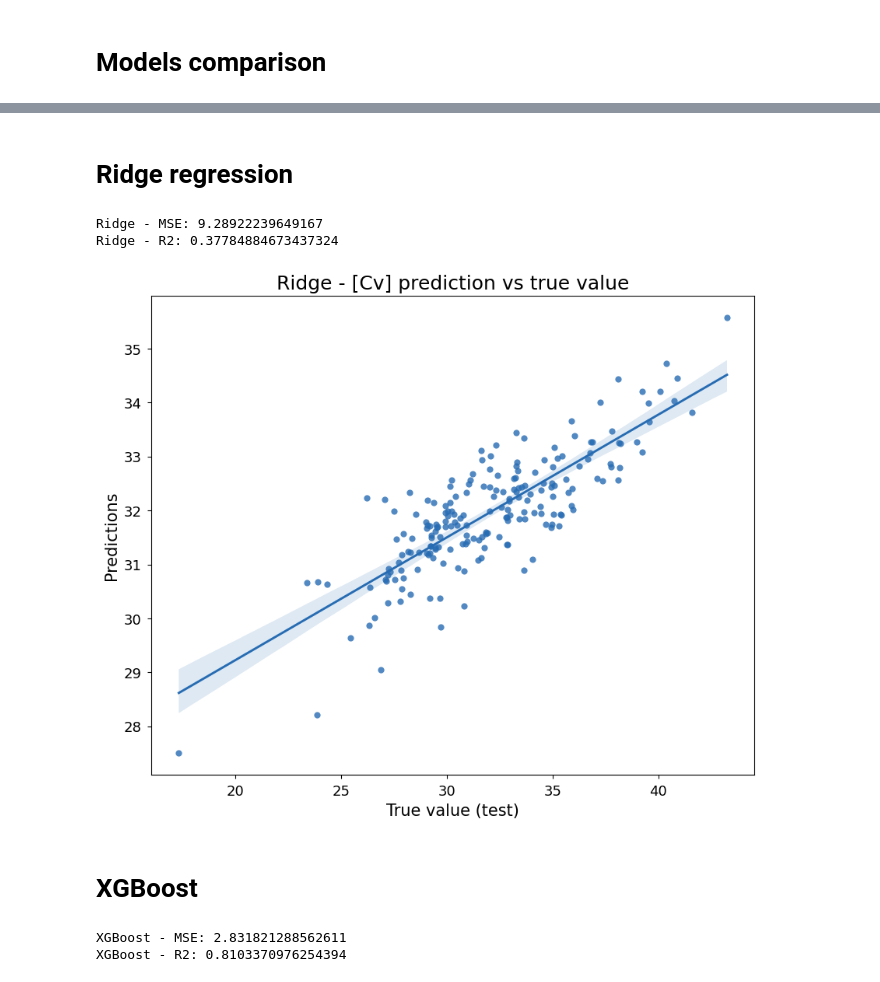
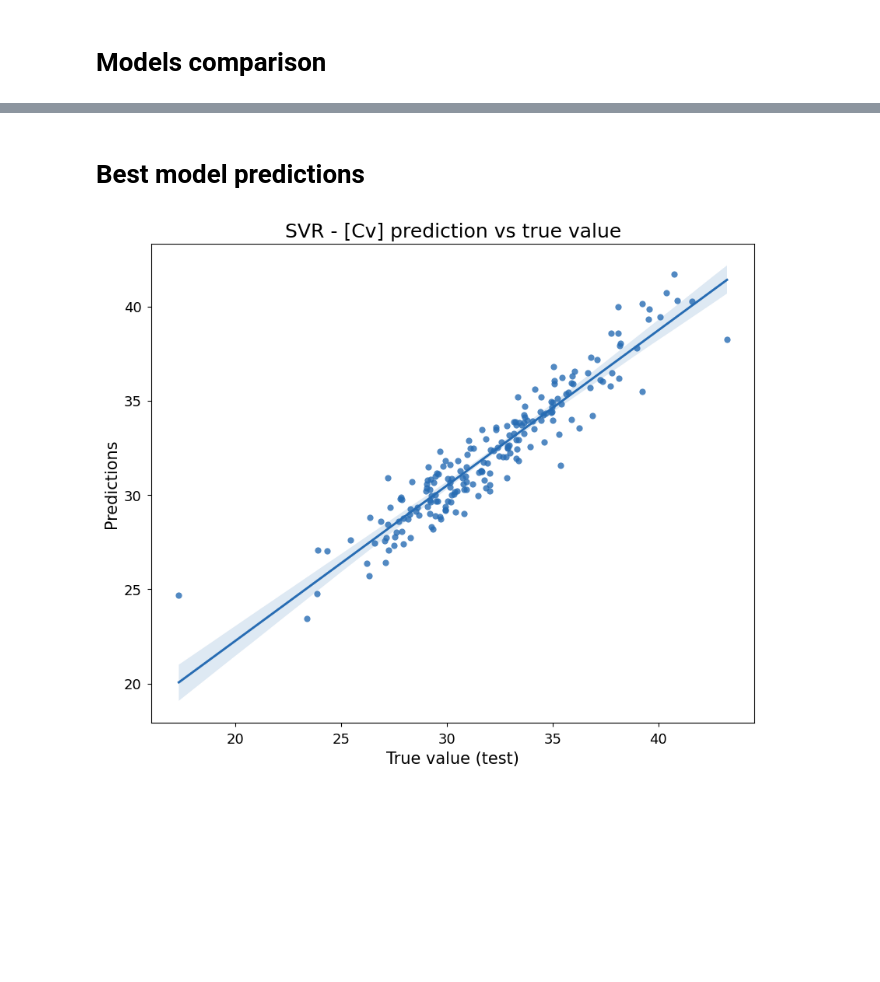
Before and after one commit to petkokp/QM9, a Jupyter notebook: QM9.ipynb, the cells around one changed output, grey strips where cells are left out. Cells and saved outputs as stored; diff of their text form; code cells hidden in the pictures; blank space fills up the shorter version.

```diff
--- a/QM9.ipynb
+++ b/QM9.ipynb
@@ -437,4 +450,4 @@ def regression_model_comparison(df, target):
 # %%
-regression_model_comparison(df_merged, target=target)
+best_model, X_test, y_test = regression_model_comparison(df_merged, target=target)
 # %% [output]
 Cross-validation results:
@@ -459,65 +473,17 @@ Hyperparameter tuning results:
-# %% [markdown]
-# Ridge regression
-# %%
-X_train, X_test, y_train, y_test = train_test_split(X, y, test_size=0.2, random_state=42)
-
-ridge_model = Ridge(alpha=1.0)
-
-ridge_model.fit(X_train, y_train)
-
-y_pred = ridge_model.predict(X_test)
-
-mse = mean_squared_error(y_test, y_pred)
-r2 = r2_score(y_test, y_pred)
-print(f'Ridge - MSE: {mse}')
-print(f'Ridge - R2: {r2}')
-# %% [output]
-Ridge - MSE: 9.28922239649167
-Ridge - R2: 0.37784884673437324
+# %% [markdown]
+# Best model predictions
 # %%
+y_pred = best_model.predict(X_test)
+
+best_model_name = type(best_model).__name__
+
 plt.figure(figsize=(10,8))
 sns.regplot(x=y_test, y=y_pred, color=colors[1], scatter_kws={'s': 35})
 plt.xlabel("True value (test)", fontsize=15)
 plt.ylabel("Predictions", fontsize=15)
-plt.title(f"Ridge - [{target}] prediction vs true value", fontsize=18)
+plt.title(f"{best_model_name} - [{target}] prediction vs true value", fontsize=18)
 plt.xticks(fontsize=13)
 plt.yticks(fontsize=13)
 plt.show()
 # %% [output]
-[figure, old version]
+[figure, new version]
-# %% [markdown]
-# XGBoost
-# %%
-model = xgb.XGBRegressor()
-
-X_train, X_test, y_train, y_test = train_test_split(X, y, test_size=0.2, random_state=42)
-params = {
-    "n_estimators": 100,  # The number of boosting rounds
-    "learning_rate": 0.1,  # Step size shrinkage
-    "max_depth": 6,  # Maximum depth of a tree
-    "min_child_weight": 1,  # Minimum sum of instance weight (hessian) needed in a child
-    "colsample_bytree": 1.0,  # Subsample ratio of columns when constructing each tree
-    "subsample": 1.0,  # Subsample ratio of the training instances
-    "reg_alpha": 0,  # L1 regularization term on weights
-    "reg_lambda": 1,  # L2 regularization term on weights
-    "booster": "gbtree",  # The type of model to use, can be 'gbtree', 'gblinear', or 'dart'
-    "objective": "reg:squarederror",  # The learning task and corresponding learning objective
-    "gamma": 0,  # Minimum loss reduction required to make a further partition on a leaf node of the tree
-    "random_state": 0,  # Random number seed
-    "verbosity": 2,  # The degree of verbosity (0 = silent, 1 = warning, 2 = info, 3 = debug)
-}
-
-model = xgb.XGBRegressor(**params)
-
-model.fit(X_train, y_train)
-
-y_pred = model.predict(X_test)
-
-mse = mean_squared_error(y_test, y_pred)
-r2 = r2_score(y_test, y_pred)
-
-print(f"XGBoost - MSE: {mse}")
-print(f"XGBoost - R2: {r2}")
-# %% [output]
-XGBoost - MSE: 2.831821288562611
-XGBoost - R2: 0.8103370976254394
```
Also changed, not shown: parts of 6 cells of this notebook.
